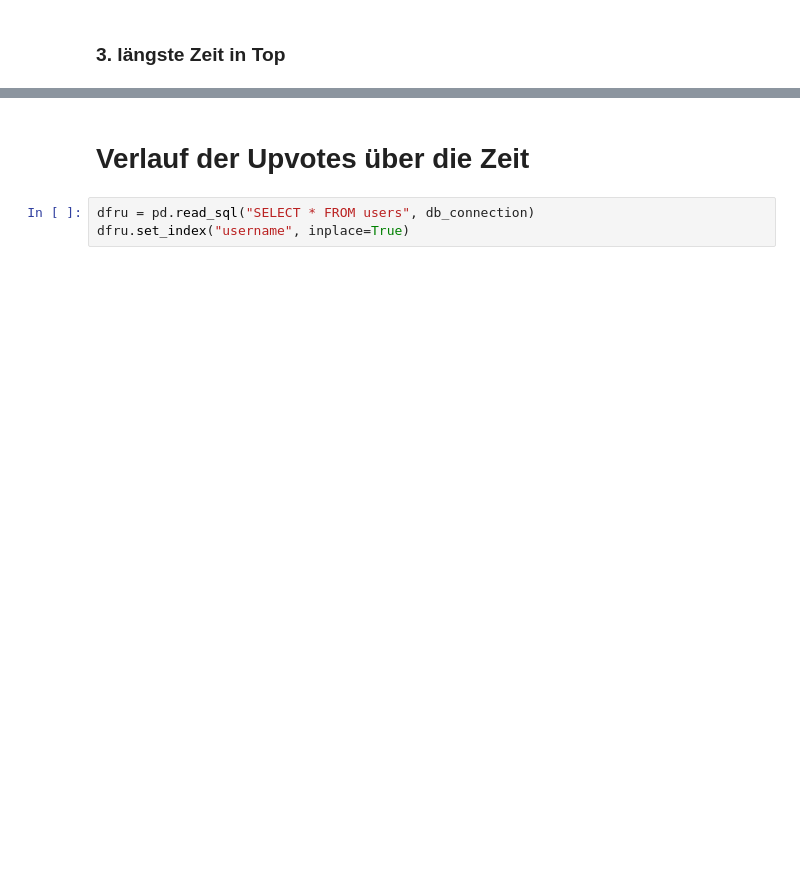
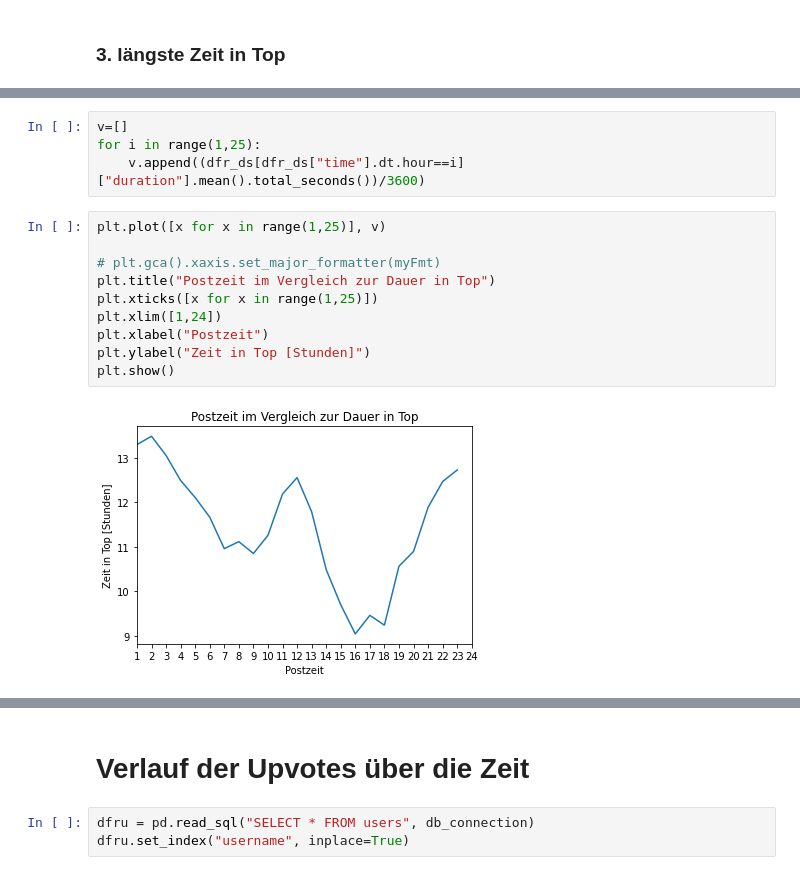
Before and after one commit to ZerhackerJagi/food_dashboard, a Jupyter notebook: Dashboard.ipynb, the cells around one changed output, grey strips where cells are left out. Drawn from its saved outputs; the diff is of its cells as text; blank space fills up the shorter version.

```diff
--- a/Dashboard.ipynb
+++ b/Dashboard.ipynb
@@ -208 +197,17 @@ dfrd_s.head()
+# %%
+v=[]
+for i in range(1,25):
+    v.append((dfr_ds[dfr_ds["time"].dt.hour==i]["duration"].mean().total_seconds())/3600)
+# %%
+plt.plot([x for x in range(1,25)], v)
+
+# plt.gca().xaxis.set_major_formatter(myFmt)
+plt.title("Postzeit im Vergleich zur Dauer in Top")
+plt.xticks([x for x in range(1,25)])
+plt.xlim([1,24])
+plt.xlabel("Postzeit")
+plt.ylabel("Zeit in Top [Stunden]")
+plt.show()
+# %% [output]
+[figure, added]
 # %%
```
Also changed, not shown: parts of 52 cells of this notebook.
